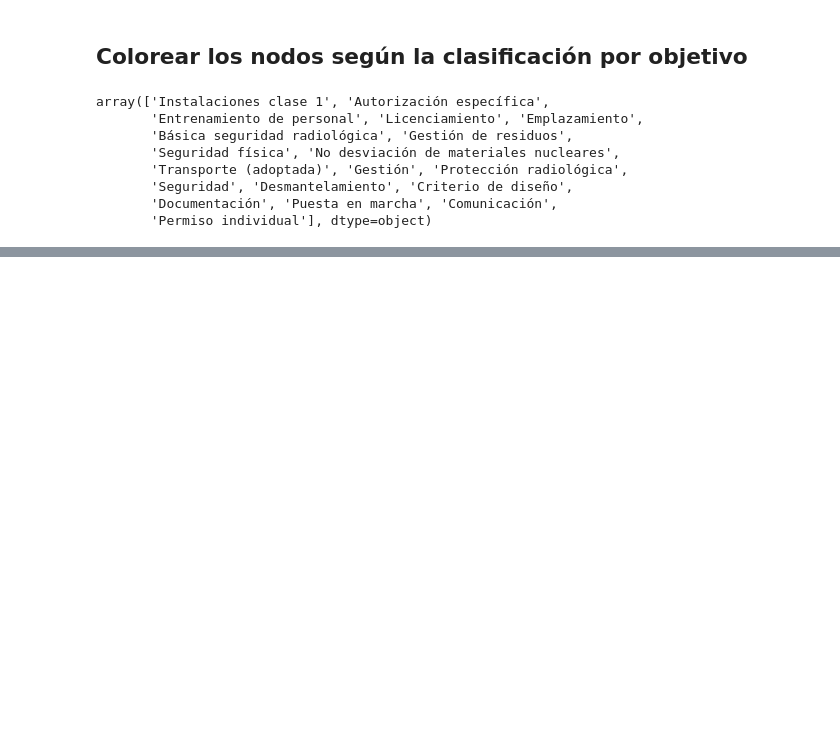
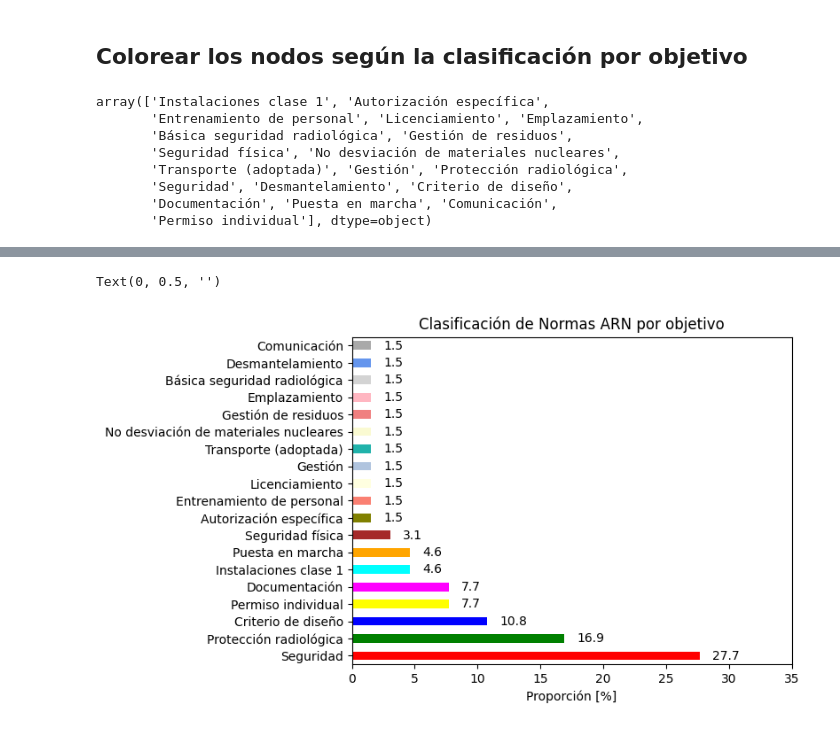
Before and after one commit to bettachini/nlpTP, a Jupyter notebook: arn/Grafo_normas_nuclear.ipynb, the cells around one changed output, grey strips where cells are left out. Cells and saved outputs as stored; diff of their text form; code cells hidden in the pictures; blank space fills up the shorter version.

```diff
--- a/arn/Grafo_normas_nuclear.ipynb
+++ b/arn/Grafo_normas_nuclear.ipynb
@@ -203,0 +206,5 @@ plt.show()
+# %%
+# Import csv file with column names
+dataFileName = 'clasificaciónNormas.csv'
+df = pd.read_csv(dataFileName, names=['Norma', 'Objetivo'])
+df
@@ -203,0 +225,18 @@ plt.show()
+# %%
+sortedDF = df['Objetivo'].value_counts(normalize=True).mul(100).sort_values(ascending=False)
+# sortedDF
+# %%
+# same but using colormap
+sortedDF.plot(kind='barh', color=[colour_map[i] for i in sortedDF.index])
+# sortedDF.plot(kind='barh', color=plt.cm.get_cmap('tab20')(range(len(sortedDF))))
+plt.xlabel('Proporción [%]')
+plt.title('Clasificación de Normas ARN por objetivo')
+
+# percentage values on right tip of bars
+for i, v in enumerate(sortedDF):
+    plt.text(v + 1, i, f'{v:.1f}', ha='left', va='center')
+plt.xlim(0, 35)
+plt.ylabel('')
+# %% [output]
+Text(0, 0.5, '')
+[figure, added]
```
Also changed, not shown: parts of 9 cells of this notebook, 2 other files.
